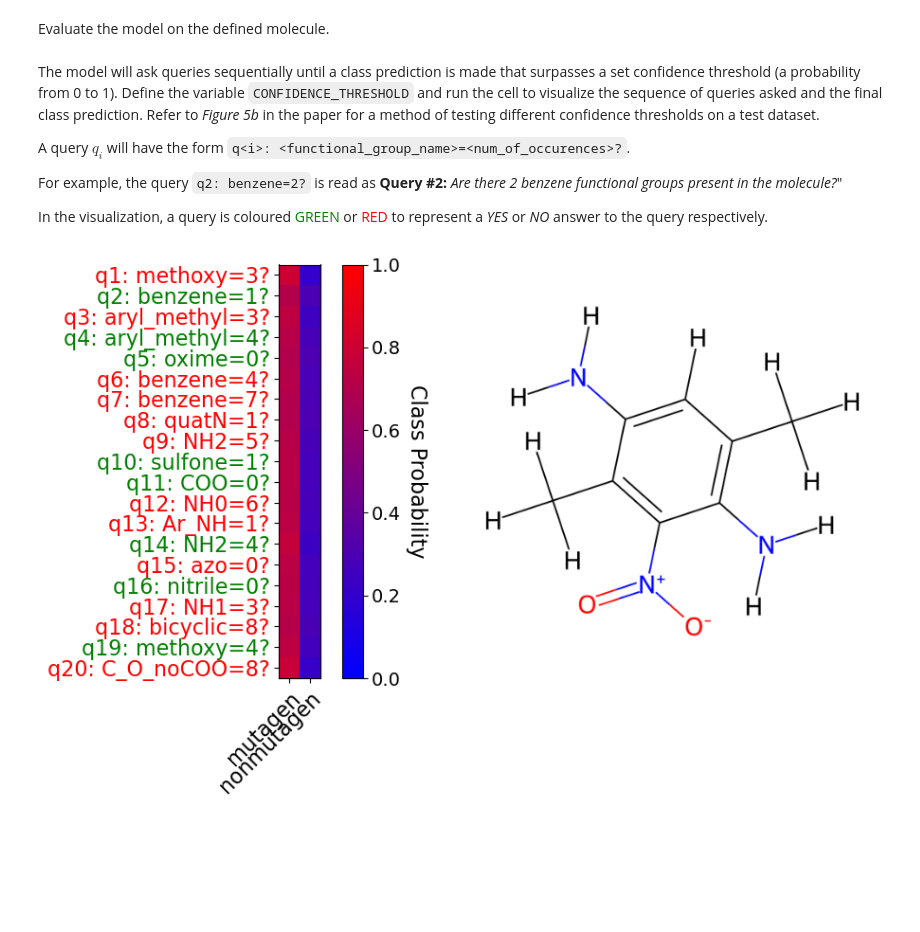
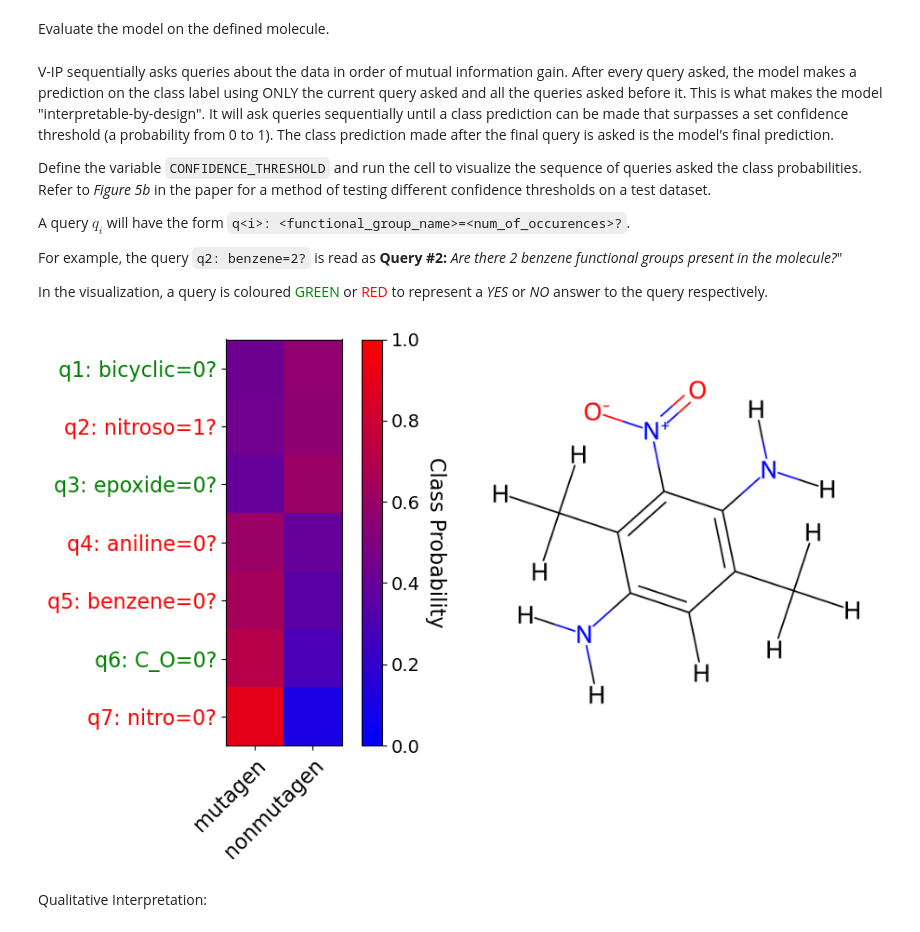
Before and after one commit to vladnotandrei/vip-interpretable-graph-classification, a Jupyter notebook: example_usage.ipynb, the cells around one changed output. Saved outputs shown, nothing was run; the diff lists cells and outputs as text; code cells hidden in the pictures; blank space fills up the shorter version.

```diff
--- a/example_usage.ipynb
+++ b/example_usage.ipynb
@@ -19,7 +19,9 @@ device = torch.device('cuda') if torch.cuda.is_available() else torch.device('cp
 print('DEVICE:', device)
 
 # Load the pre-trained model
-model_path = './saved/3pd4ypqq/ckpt/epoch99.ckpt'
+# model_path = './saved/500ep_all_data/pwmau47p/ckpt/epoch499.ckpt'
+# model_path = './saved/500ep_cv_updated_qryset/fold_idx=4/biased/fggz1zj1/ckpt/epoch499.ckpt'
+model_path = './example_model.ckpt'
 model = torch.load(model_path, weights_only=True, map_location=device)
 
 # Set the size of the queryset used for training the model
@@ -53,0 +47,8 @@ img
+# %%
+smiles = '[H]c1c(N([H])[H])c(C([H])([H])[H])c([N+](=O)[O-])c(N([H])[H])c1C([H])([H])[H]'
+mol = Chem.MolFromSmiles(smiles, sanitize=False)
+
+Chem.SanitizeMol(mol, sanitizeOps=Chem.SanitizeFlags.SANITIZE_ALL ^
+                                  Chem.SanitizeFlags.SANITIZE_ADJUSTHS)
+
+mol
@@ -73,7 +89,9 @@ params = {
 }
 logits, queries = evaluate(**params)
 # %% [markdown]
-The model will ask queries sequentially until a class prediction is made that surpasses a set confidence threshold (a probability from 0 to 1). Define the variable `CONFIDENCE_THRESHOLD` and run the cell to visualize the sequence of queries asked and the final class prediction. Refer to *Figure 5b* in the paper for a method of testing different confidence thresholds on a test dataset.
+V-IP sequentially asks queries about the data in order of mutual information gain. After every query asked, the model makes a prediction on the class label using ONLY the current query asked and all the queries asked before it. This is what makes the model "interpretable-by-design". It will ask queries sequentially until a class prediction can be made that surpasses a set confidence threshold (a probability from 0 to 1). The class prediction made after the final query is asked is the model's final prediction.
+
+Define the variable `CONFIDENCE_THRESHOLD` and run the cell to visualize the sequence of queries asked the class probabilities. Refer to *Figure 5b* in the paper for a method of testing different confidence thresholds on a test dataset.
 
 A query $q_i$ will have the form `q<i>: <functional_group_name>=<num_of_occurences>?`.
 
@@ -83,20 +101,24 @@ In the visualization, a query is coloured <span style="color:green">GREEN</span>
 # %%
 CONFIDENCE_THRESHOLD = 0.85
 
 num_queries_needed_ip = ops.compute_queries_needed(logits, CONFIDENCE_THRESHOLD)
 probs = F.softmax(logits, dim=2)
 probs_ip = probs[0, 0:num_queries_needed_ip, :]
 queries_ip = queries[0, 0:num_queries_needed_ip, :]
 
 
 # Visulaization
 params = {
     'mol': mol,
     'probs': probs_ip,
     'queries': queries_ip,
     'answers': qry_ans[0],
     'threshold': CONFIDENCE_THRESHOLD,
+    'show_funcgroups_in_mol': False,  # Set to True to visualize enumeration of all functional groups in the molecule
+    'queryset_path': QUERY_SET_PATH,
 }
 fig, ax = create_posterior_prob_heatmap(**params)
 # %% [output]
-[figure, old version]
+[figure, new version]
+# %% [markdown]
+Qualitative Interpretation:
```
Also changed, not shown: parts of 6 cells of this notebook.
